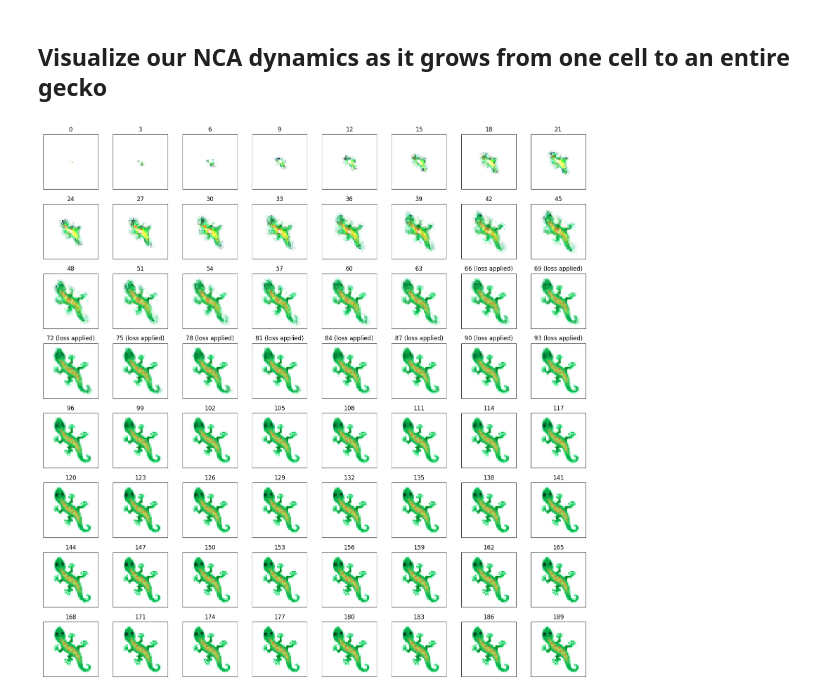
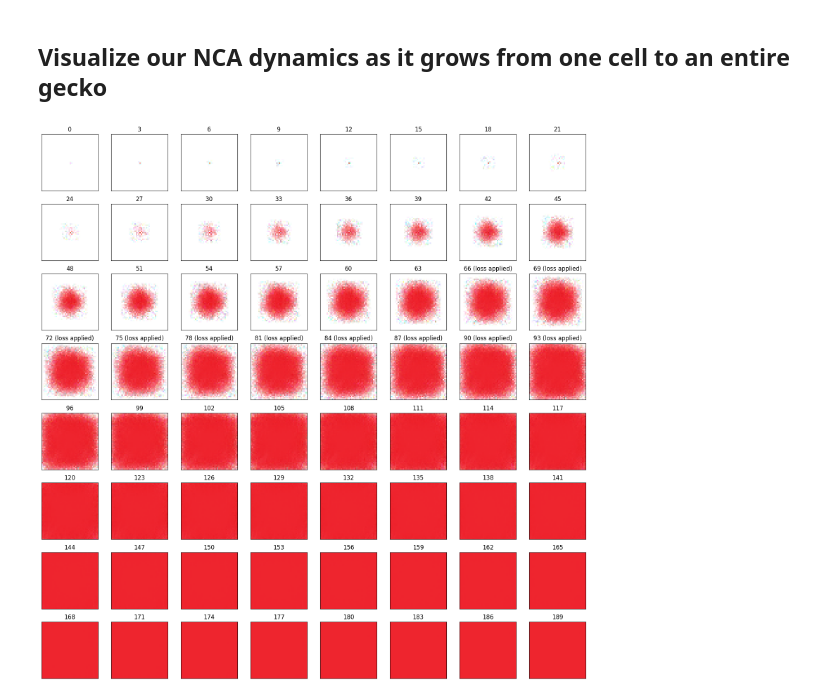
Before and after one commit to DavidMagaram/NaCo, a Jupyter notebook: ProjectNaCo/Codee/Minimalist_Neural_Cellular_Automata_Implementation_(150_lines_of_PyTorch).ipynb, the cells around one changed output. Saved outputs shown, nothing was run; the diff lists cells and outputs as text; code cells hidden in the pictures.

```diff
--- a/ProjectNaCo/Codee/Minimalist_Neural_Cellular_Automata_Implementation_(150_lines_of_PyTorch).ipynb
+++ b/ProjectNaCo/Codee/Minimalist_Neural_Cellular_Automata_Implementation_(150_lines_of_PyTorch).ipynb
@@ -11,11 +11,13 @@ import torch
 import torch.nn as nn
 from torch.optim.lr_scheduler import MultiStepLR
 import time, PIL.Image, io, requests, copy
+from PIL import Image
 
-def get_dataset(k=16):
-  r = requests.get('https://greydanus.github.io/files/lizard_1f98e.png')
-  img = PIL.Image.open(io.BytesIO(r.content))  # get image: emoji_u1f98e (🦎)
-  img.thumbnail((40,40), PIL.Image.ANTIALIAS)
+def get_dataset(path, k=16):
+  # r = requests.get('https://greydanus.github.io/files/lizard_1f98e.png')
+  # img = PIL.Image.open(io.BytesIO(r.content))  # get image: emoji_u1f98e (🦎)
+  img = PIL.Image.open(path)
+  img.thumbnail((40,40), Image.Resampling.LANCZOS)
   img = np.float32(img)/255.0                  # convert image to NumPy array
   img *= img[..., 3:]                          # premultiply RGB by alpha
   img = img.transpose(2,0,1)[None,...]         # axes are [N, C, H, W]
@@ -137,7 +139,7 @@ def get_args(as_dict=False):
 import pickle
 from google.colab import drive
 drive.mount('/content/gdrive')
-project_dir = "/content/gdrive/My Drive/Research/studying_growth/"
+project_dir = "/content/gdrive/My Drive/NaCo_Project/experiment/"
 
 def to_pickle(thing, path):  # save something
   with open(path, 'wb') as handle:
@@ -166,7 +168,7 @@ for config in configs:
   args.perturb_n = config['perturb_n']
   [f(args.seed) for f in [np.random.seed, torch.manual_seed, torch.cuda.manual_seed_all]]
   model = CA(args.state_dim, args.hidden_dim)
-  results = train(model, args, data=get_dataset())
+  results = train(model, args, data=get_dataset(project_dir + "red_circle.png"))
 
   run_tag = 'ca_{}.pkl'.format(config['name'])
   to_pickle(results, path=project_dir + run_tag)
@@ -210,38 +212,38 @@ step 2000, dt 15.948s, loss 6.87e-04, log10(loss) -3.16
 # %% [markdown]
 ## Visualize our NCA dynamics as it grows from one cell to an entire gecko
 # %%
-results = from_pickle(path=project_dir + 'ca_persist.pkl')
+results = from_pickle(path=project_dir + 'red_circle/ca_grow.pkl')
 model = results['final_model']
 # %%
 def zoom(x, k=14):
   return x[...,k:-k,k:-k]
 
 def to_rgb(x):
   rgb, a = x[..., :3,:,:], x[..., 3:4,:,:].clip(0,1)
   return 1.0-a+rgb  # assume rgb premultiplied by alpha
 
 # Visualize the dynamics of our learned CA
-data = get_dataset()
+data = get_dataset(project_dir + "red_circle.png")
 init_state = torch.zeros(1, args.state_dim, *data['y'].shape[-2:])
 init_state[...,init_state.shape[-2]//2,init_state.shape[-1]//2] = 1.
 
 plot_every = 3
 frames = model.cpu()(init_state, 200).detach().numpy()
 frames = zoom(to_rgb(frames))[::plot_every]
 
 rows, cols = 8, 8
 fig = plt.figure(figsize=[2*cols, 2*rows], dpi=100)
 for i in range(rows):
   for j in range(cols):
     ix = 1 + i*cols + j
     if frames.shape[0] >= ix:
       plt.subplot(rows,cols,ix)
       plt.xticks([],[]) ; plt.yticks([],[])
       plt.title(plot_every*(ix-1))
       if plot_every*(ix-1) > args.num_steps[0] and plot_every*(ix-1) < args.num_steps[1]:
         plt.title('{} (loss applied)'.format(plot_every*(ix-1)))
       plt.imshow(frames[ix-1,0].transpose(1,2,0).clip(0,1))
 
 plt.tight_layout() ; plt.show()
 # %% [output]
-[figure, old version]
+[figure, new version]
```
Also changed, not shown: parts of 2 cells of this notebook, 4 other files.
